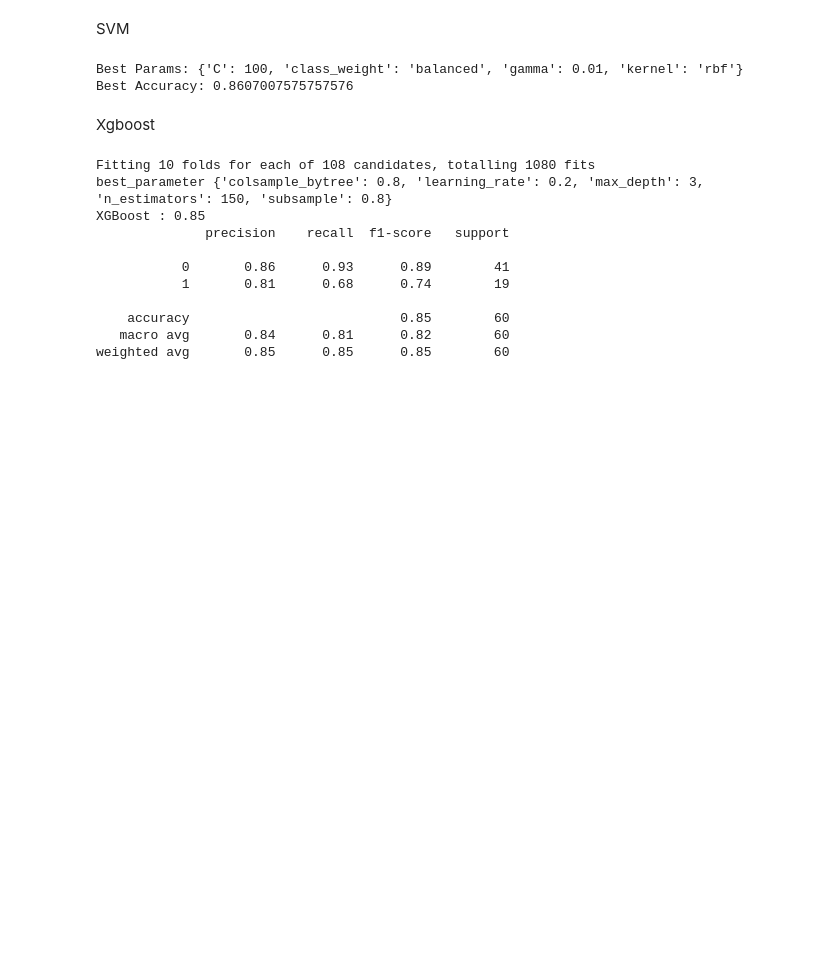
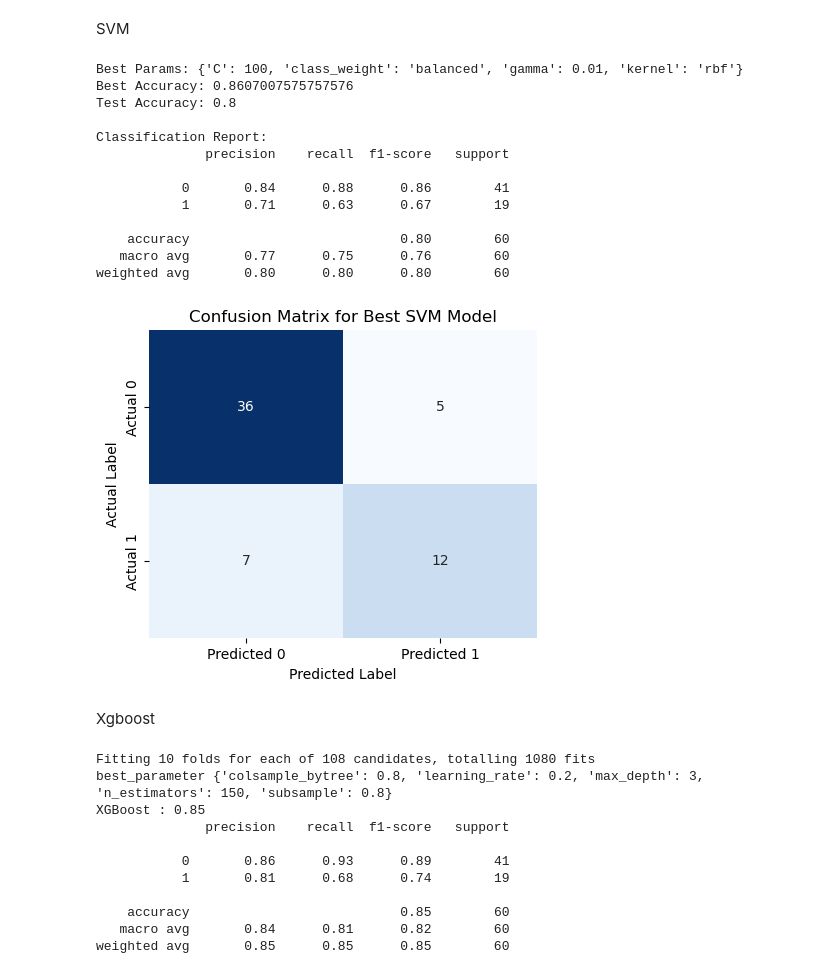
Before and after one commit to mahmoud-hassan45/Heart-Failure-project, a Jupyter notebook: Heart Failure project/Untitled22.ipynb, the cells around one changed output. Drawn from its saved outputs; the diff is of its cells as text; code cells hidden in the pictures; blank space fills up the shorter version.

```diff
--- a/Heart Failure project/Untitled22.ipynb
+++ b/Heart Failure project/Untitled22.ipynb
@@ -275,19 +281,51 @@ SVM
 # %%
 param_grid = {
     'C': [0.1, 1, 10, 100],
     'kernel': ['rbf', 'linear'],
     'gamma': ['scale', 'auto', 0.01, 0.1, 1],
     'class_weight' :['balanced']
 }
 
 grid = GridSearchCV(SVC(), param_grid, cv=5, scoring='balanced_accuracy')
 grid.fit(X_train_scaled, y_train_resampled)
 
+
+best_model = grid.best_estimator_
+y_pred = best_model.predict(X_test_scaled)
+test_accuracy = accuracy_score(y_test, y_pred)
+
 print("Best Params:", grid.best_params_)
 print("Best Accuracy:", grid.best_score_)
+print("Test Accuracy:", test_accuracy)
+print("\nClassification Report:")
+print(classification_report(y_test, y_pred))
+
+cm = confusion_matrix(y_test, y_pred)
+
+# رسم المصفوفة
+plt.figure(figsize=(5,4))
+sns.heatmap(cm, annot=True, fmt="d", cmap="Blues", cbar=False,
+            xticklabels=["Predicted 0", "Predicted 1"],
+            yticklabels=["Actual 0", "Actual 1"])
+plt.xlabel("Predicted Label")
+plt.ylabel("Actual Label")
+plt.title("Confusion Matrix for Best SVM Model")
+plt.show()
 # %% [output]
 Best Params: {'C': 100, 'class_weight': 'balanced', 'gamma': 0.01, 'kernel': 'rbf'}
 Best Accuracy: 0.8607007575757576
+Test Accuracy: 0.8
+
+Classification Report:
+              precision    recall  f1-score   support
+
+           0       0.84      0.88      0.86        41
+           1       0.71      0.63      0.67        19
+
+    accuracy                           0.80        60
+   macro avg       0.77      0.75      0.76        60
+weighted avg       0.80      0.80      0.80        60
+[figure, added]
 # %% [markdown]
 Xgboost
 # %%
```
Also changed, not shown: parts of 10 cells of this notebook.
